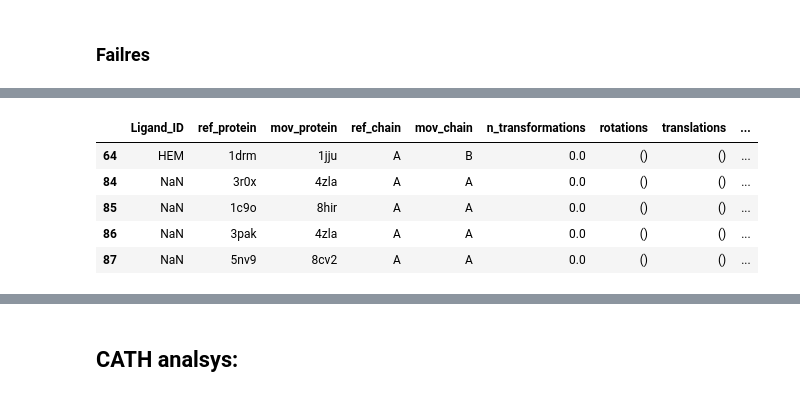
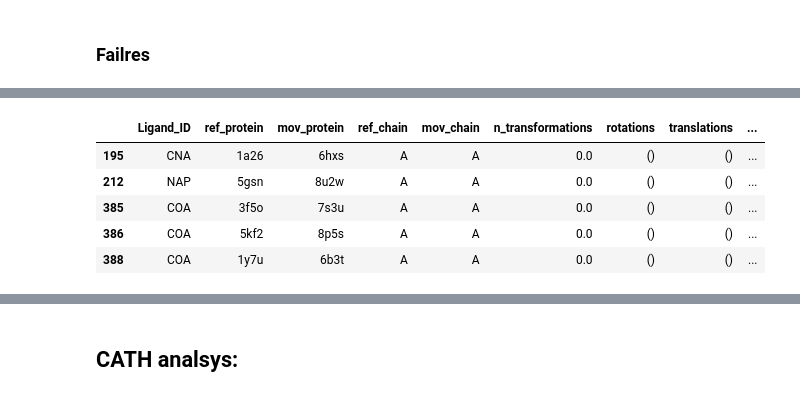
Before and after one commit to hagairavid18/LocAlign, a Jupyter notebook: notebooks/analyze_results.ipynb, the cells around one changed output, grey strips where cells are left out. Cells and saved outputs as stored; diff of their text form; code cells hidden in the pictures.

Commit message:
Fix multiprocess and defaults failures messeges

```diff
--- a/notebooks/analyze_results.ipynb
+++ b/notebooks/analyze_results.ipynb
@@ -6,5 +10,17 @@ import ast
 # %%
-df = pd.read_csv("/home/iscb/wolfson/hagairavid/ligand_alligner/temp_results/2024-05-15_14-18-43_1900.csv")
+prefix = "2024-05-16_13-21-05"
+directory = "/home/iscb/wolfson/hagairavid/ligand_alligner/temp_results/"
+matching_files = [f for f in os.listdir(directory) if f.startswith(prefix)]
+
+if matching_files:
+    latest_file = max(matching_files, key=lambda x: os.path.getmtime(os.path.join(directory, x)))
+    file_path = os.path.join(directory, latest_file)
+    print("Latest file:", file_path)
+else:
+    print("No matching files found.")
+df = pd.read_csv(file_path)
+
+
 df['coverage'] = df['coverage'].astype(str)
 df['rmse'] = df['rmse'].astype(str)
 
@@ -90,9 +110,9 @@ df[df['failure message'] == "The lengths of the lignads differ significantly. Th
 # %%
-df[df['failure message'] == "One of the ligands has less than 3 atoms"].head()
+df[df['failure message'] == N_ATOMS_RATIO_MESSAGE].head()
 # %% [output]
 |  | Ligand_ID | ref_protein | mov_protein | ref_chain | mov_chain | n_transformations | rotations | translations | ... |
-| 64 | HEM | 1drm | 1jju | A | B | 0.0 | () | () | ... |
-| 84 | NaN | 3r0x | 4zla | A | A | 0.0 | () | () | ... |
-| 85 | NaN | 1c9o | 8hir | A | A | 0.0 | () | () | ... |
-| 86 | NaN | 3pak | 4zla | A | A | 0.0 | () | () | ... |
-| 87 | NaN | 5nv9 | 8cv2 | A | A | 0.0 | () | () | ... |
+| 195 | CNA | 1a26 | 6hxs | A | A | 0.0 | () | () | ... |
+| 212 | NAP | 5gsn | 8u2w | A | A | 0.0 | () | () | ... |
+| 385 | COA | 3f5o | 7s3u | A | A | 0.0 | () | () | ... |
+| 386 | COA | 5kf2 | 8p5s | A | A | 0.0 | () | () | ... |
+| 388 | COA | 1y7u | 6b3t | A | A | 0.0 | () | () | ... |
```
Also changed, not shown: parts of 12 cells of this notebook, 5 other files.
